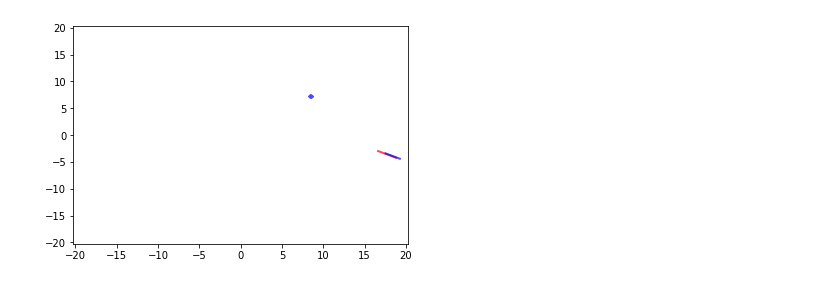
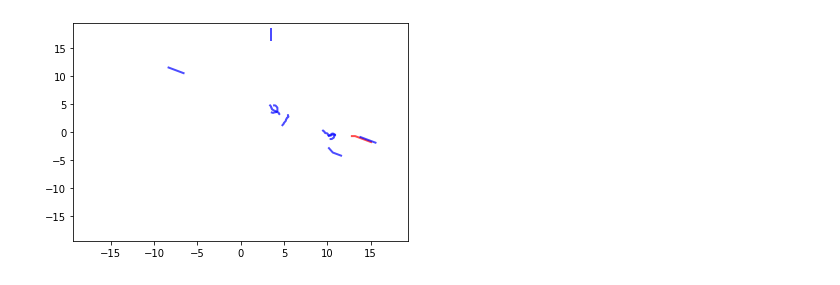
Before and after one commit to fbrand-new/reinforced-birds, a Jupyter notebook: AnimateTrajectory.ipynb, the cells around one changed output. Cells and saved outputs as stored; diff of their text form; code cells hidden in the pictures.

Commit message:
Good w/ 10 birds. 2 obs to add

```diff
--- a/AnimateTrajectory.ipynb
+++ b/AnimateTrajectory.ipynb
@@ -96,6 +96,6 @@ HTML(anim_p.to_html5_video())
 # %%
-anim_p = animate_trajectory(24000, birds_num=3)
+anim_p = animate_trajectory(99000, birds_num=10)
 HTML(anim_p.to_html5_video())
 # %% [output]
 [interactive output not drawn]
-[figure, old version]
+[figure, new version]
```
Also changed, not shown: parts of 4 cells of this notebook, 4 other files.
